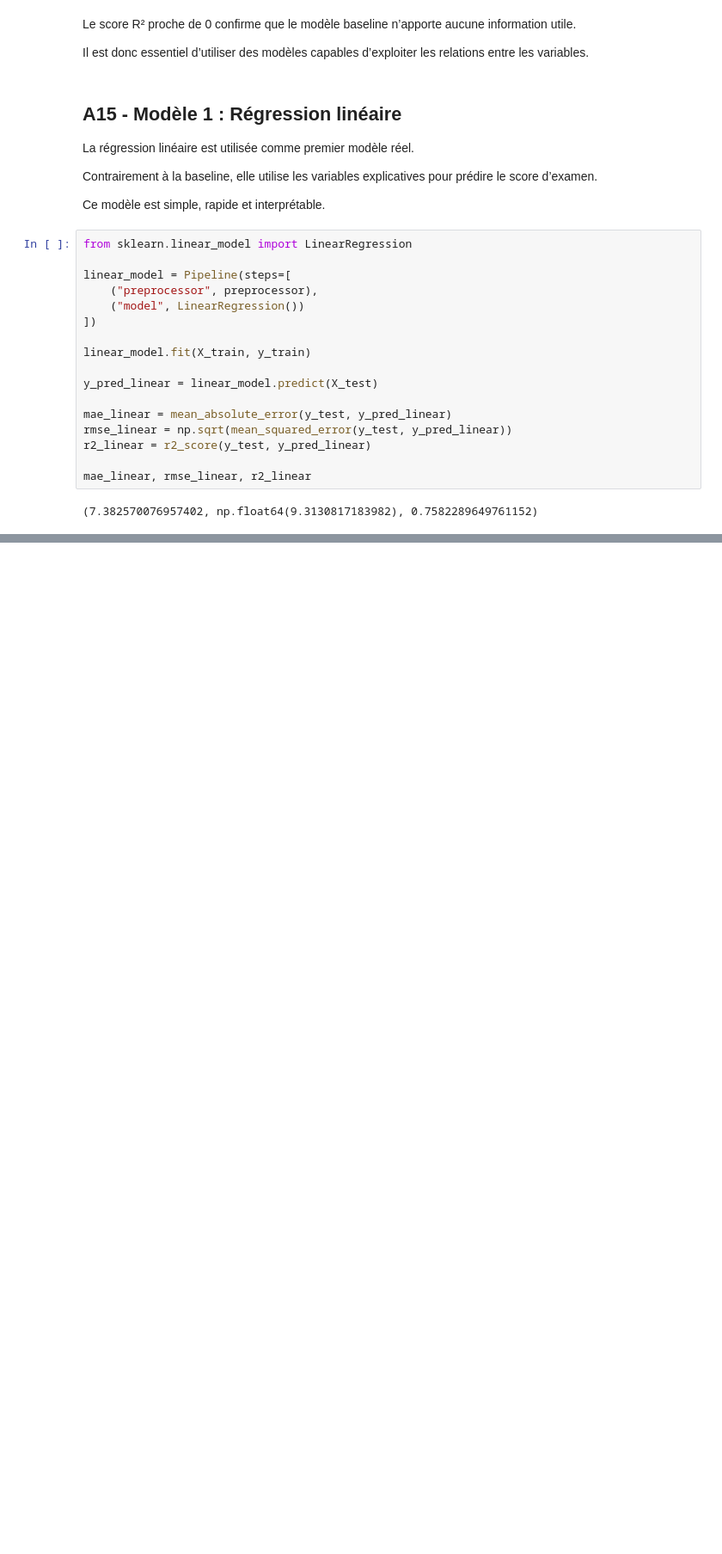
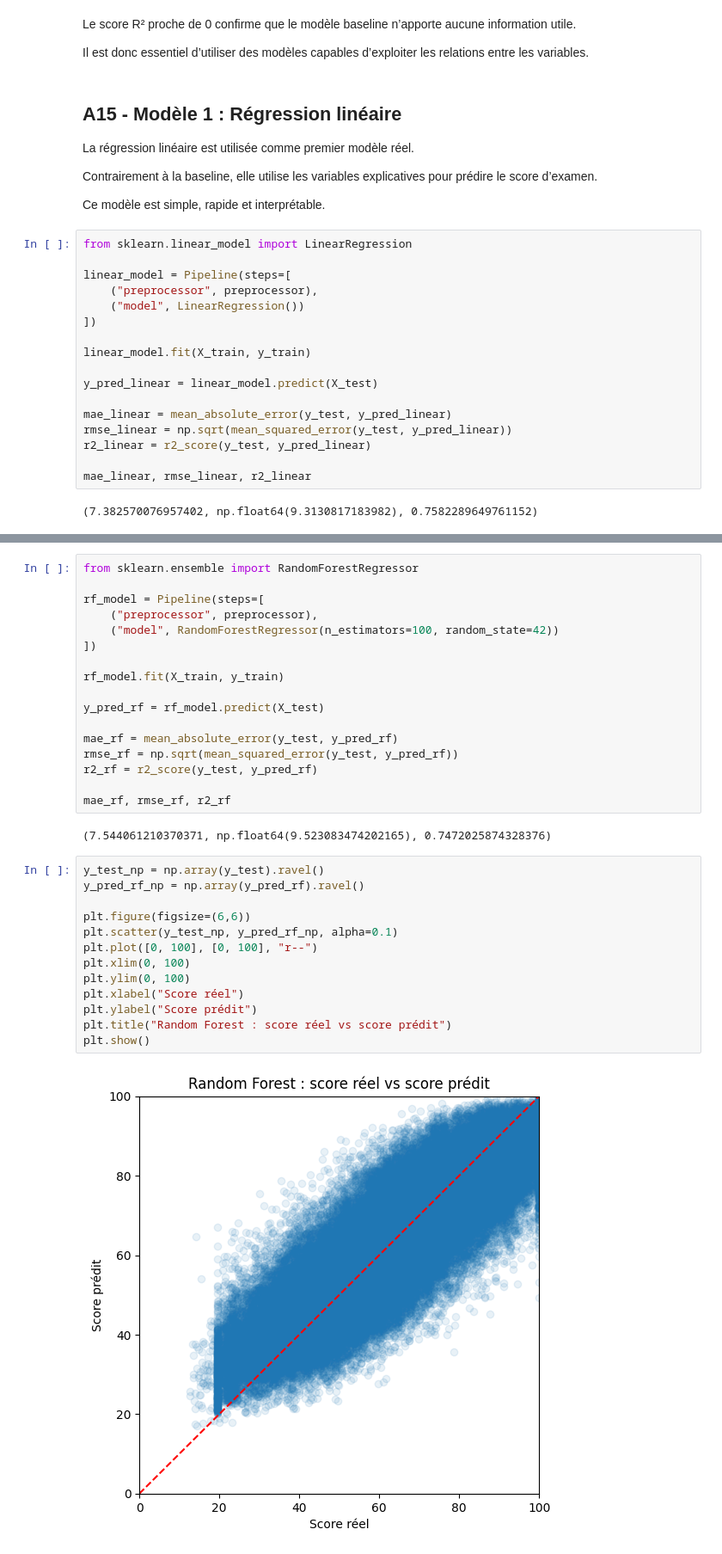
Before and after one commit to YLIssakha235/AI_project, a Jupyter notebook: notebooks/failure_prediction.ipynb, the cells around one changed output, grey strips where cells are left out. Shown at 86% size. Cells and saved outputs as stored; diff of their text form; blank space fills up the shorter version.

```diff
--- a/notebooks/failure_prediction.ipynb
+++ b/notebooks/failure_prediction.ipynb
@@ -626,0 +673,34 @@ mae_linear, rmse_linear, r2_linear
+# %%
+from sklearn.ensemble import RandomForestRegressor
+
+rf_model = Pipeline(steps=[
+    ("preprocessor", preprocessor),
+    ("model", RandomForestRegressor(n_estimators=100, random_state=42))
+])
+
+rf_model.fit(X_train, y_train)
+
+y_pred_rf = rf_model.predict(X_test)
+
+mae_rf = mean_absolute_error(y_test, y_pred_rf)
+rmse_rf = np.sqrt(mean_squared_error(y_test, y_pred_rf))
+r2_rf = r2_score(y_test, y_pred_rf)
+
+mae_rf, rmse_rf, r2_rf
+# %% [output]
+(7.544061210370371, np.float64(9.523083474202165), 0.7472025874328376)
+# %%
+y_test_np = np.array(y_test).ravel()
+y_pred_rf_np = np.array(y_pred_rf).ravel()
+
+plt.figure(figsize=(6,6))
+plt.scatter(y_test_np, y_pred_rf_np, alpha=0.1)
+plt.plot([0, 100], [0, 100], "r--")
+plt.xlim(0, 100)
+plt.ylim(0, 100)
+plt.xlabel("Score réel")
+plt.ylabel("Score prédit")
+plt.title("Random Forest : score réel vs score prédit")
+plt.show()
+# %% [output]
+[figure, added]
```
Also changed, not shown: parts of 36 cells of this notebook, 1 other file.
